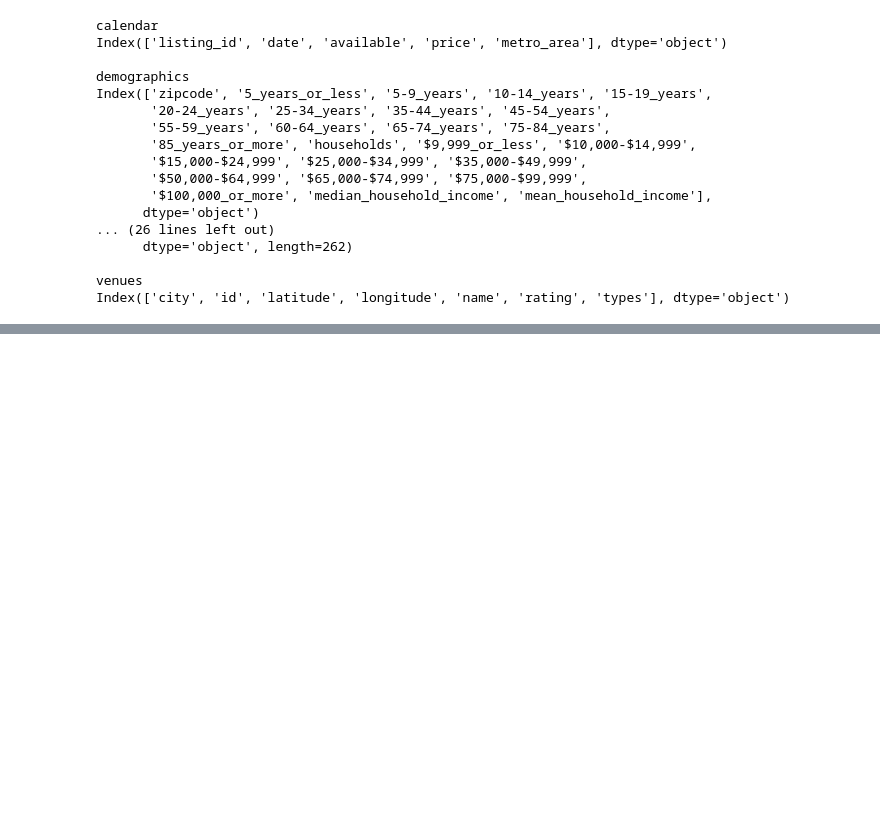
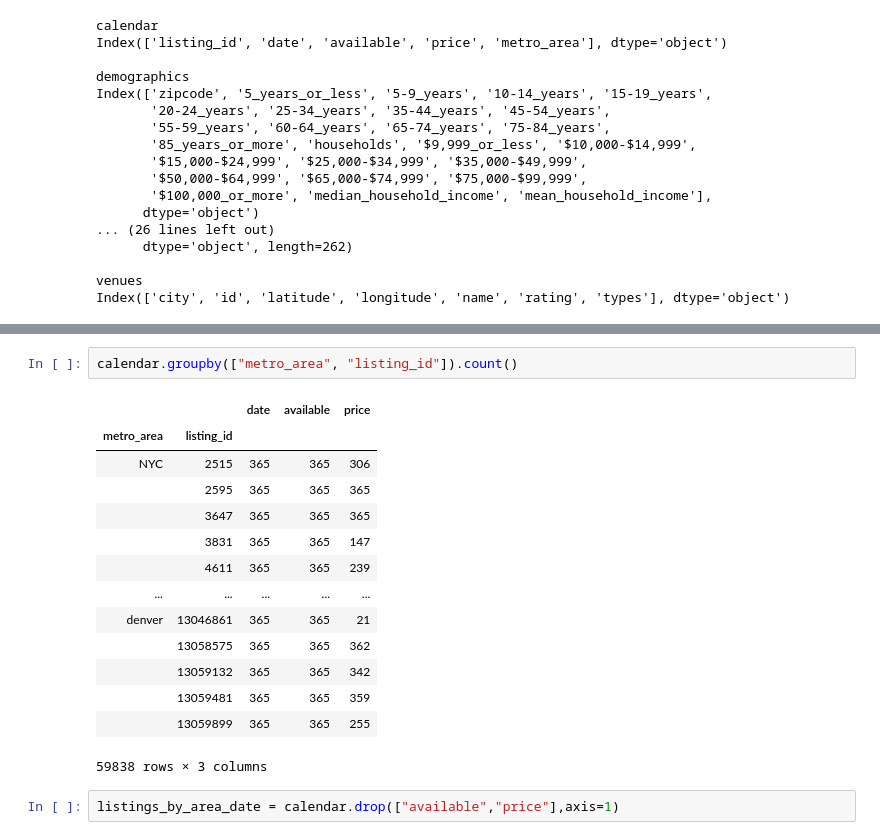
Before and after one commit to terenceneo/Airbnb-NYC-data-study, a Jupyter notebook: AirBnb Data Exploration.ipynb, the cells around one changed output, grey strips where cells are left out. Cells and saved outputs as stored; diff of their text form; blank space fills up the shorter version.

```diff
--- a/AirBnb Data Exploration.ipynb
+++ b/AirBnb Data Exploration.ipynb
@@ -50,0 +147,19 @@ demographics.head()
+# %%
+calendar.groupby(["metro_area", "listing_id"]).count()
+# %% [output]
+|  |  | date | available | price |
+| metro_area | listing_id |  |  |  |
+| NYC | 2515 | 365 | 365 | 306 |
+|  | 2595 | 365 | 365 | 365 |
+|  | 3647 | 365 | 365 | 365 |
+|  | 3831 | 365 | 365 | 147 |
+|  | 4611 | 365 | 365 | 239 |
+| ... | ... | ... | ... | ... |
+| denver | 13046861 | 365 | 365 | 21 |
+|  | 13058575 | 365 | 365 | 362 |
+|  | 13059132 | 365 | 365 | 342 |
+|  | 13059481 | 365 | 365 | 359 |
+|  | 13059899 | 365 | 365 | 255 |
+59838 rows × 3 columns
+# %%
+listings_by_area_date = calendar.drop(["available","price"],axis=1)
```
Also changed, not shown: parts of 22 cells of this notebook, 1 other file.
